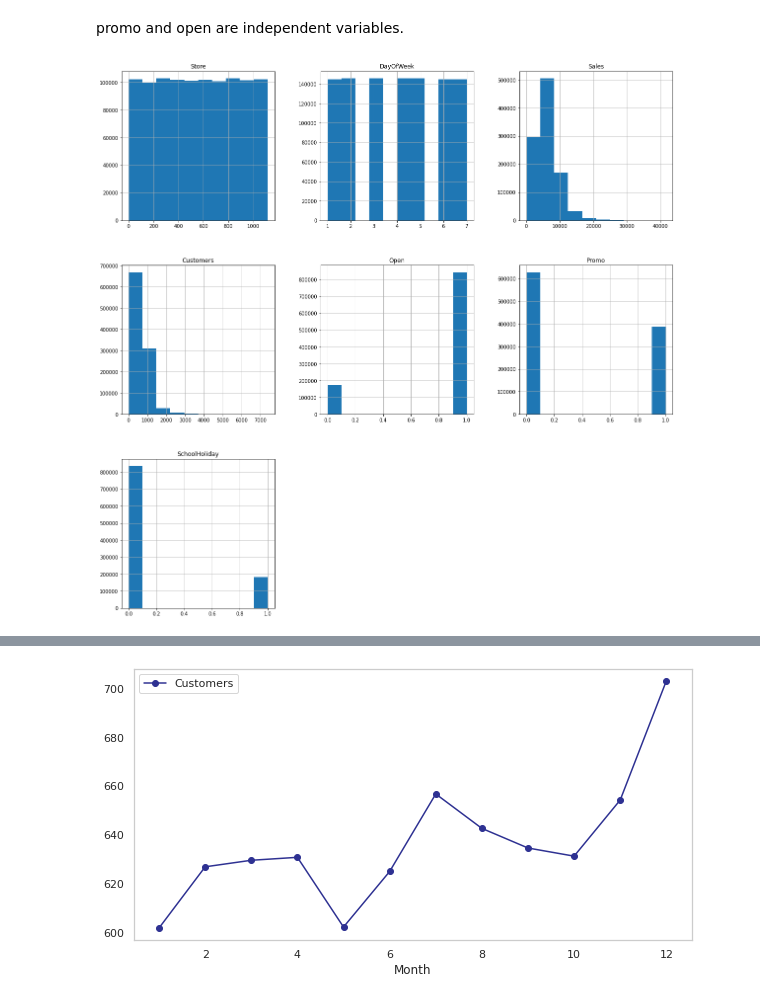
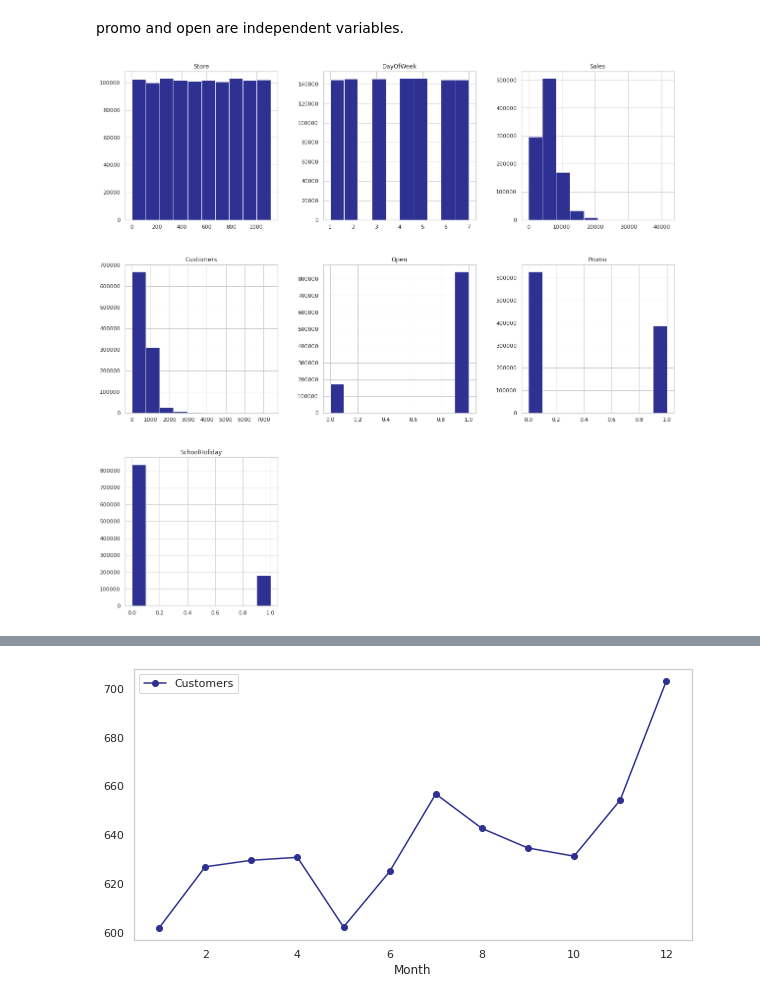
Before and after one commit to komal-pasi/EDA-Capstone, a Jupyter notebook: Rossmann_Sales_Prediction_Capstone_Project.ipynb, the cells around one changed output, grey strips where cells are left out. Cells and saved outputs as stored; diff of their text form; code cells hidden in the pictures.

```diff
--- a/Rossmann_Sales_Prediction_Capstone_Project.ipynb
+++ b/Rossmann_Sales_Prediction_Capstone_Project.ipynb
@@ -289,10 +289,10 @@ memory usage: 69.8+ MB
 # %% [markdown]
 promo and open are independent variables.
 # %%
-rossman_store.hist(figsize=(20,20))
+rossman_store.hist(figsize=(20,20),color='#2E3192')
 plt.show()
 # %% [output]
-[figure, old version]
+[figure, new version]
 # %%
 rossman_data = pd.merge(store_data,rossman_store,how='inner',on='Store')
 rossman_data.head()
```
Also changed, not shown: parts of 1 cell of this notebook.
